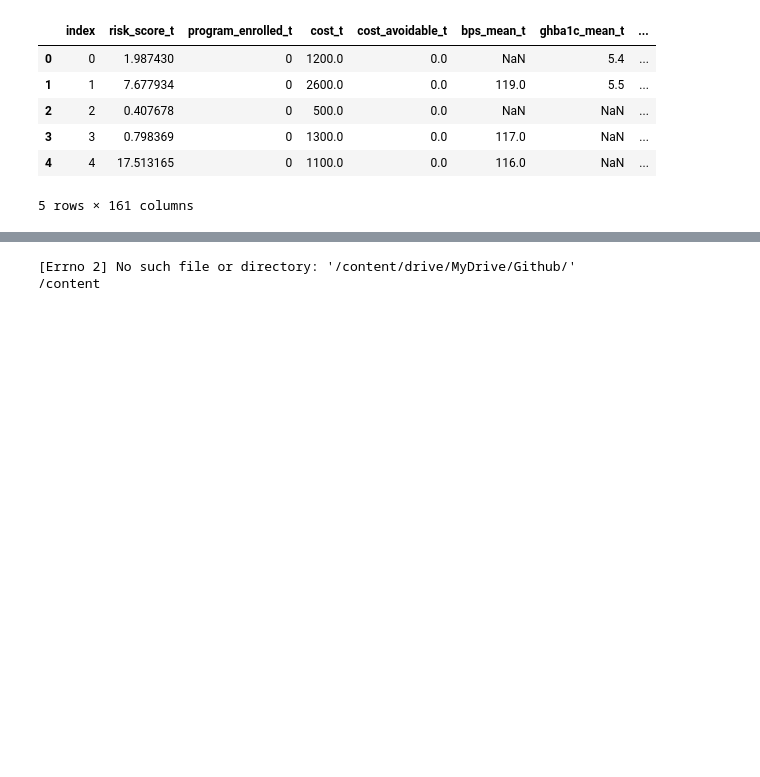
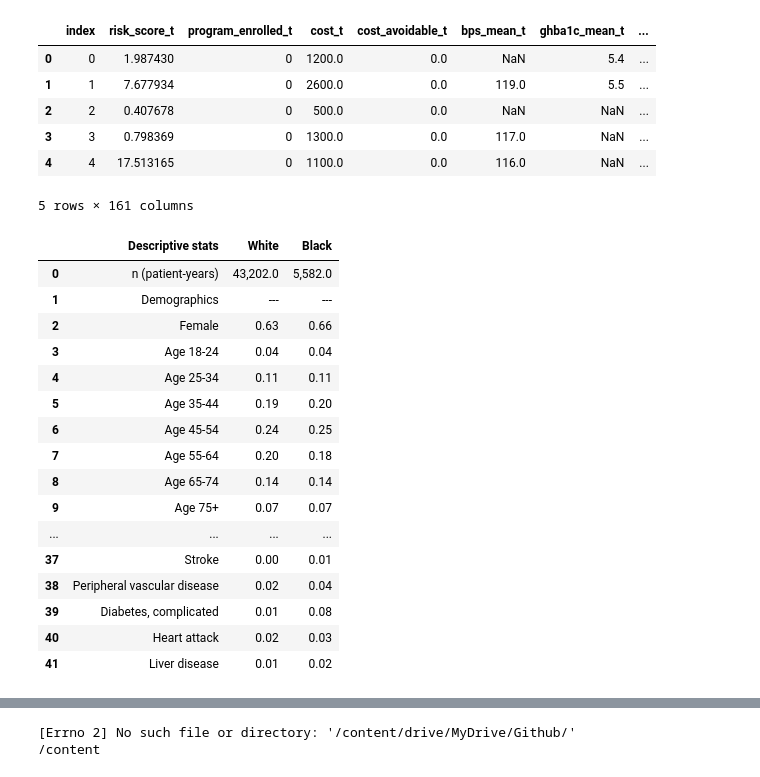
Before and after one commit to KSreeram28/CS-333-Group-Project, a Jupyter notebook: CS_333_Technical_Demo_.ipynb, the cells around one changed output, grey strips where cells are left out. Cells and saved outputs as stored; diff of their text form; code cells hidden in the pictures; blank space fills up the shorter version.

```diff
--- a/CS_333_Technical_Demo_.ipynb
+++ b/CS_333_Technical_Demo_.ipynb
@@ -23,0 +176,20 @@ memory usage: 59.9+ MB
+# %%
+build_table()
+# %% [output]
+|  | Descriptive stats | White | Black |
+| 0 | n (patient-years) | 43,202.0 | 5,582.0 |
+| 1 | Demographics | --- | --- |
+| 2 | Female | 0.63 | 0.66 |
+| 3 | Age 18-24 | 0.04 | 0.04 |
+| 4 | Age 25-34 | 0.11 | 0.11 |
+| 5 | Age 35-44 | 0.19 | 0.20 |
+| 6 | Age 45-54 | 0.24 | 0.25 |
+| 7 | Age 55-64 | 0.20 | 0.18 |
+| 8 | Age 65-74 | 0.14 | 0.14 |
+| 9 | Age 75+ | 0.07 | 0.07 |
+| ... | ... | ... | ... |
+| 37 | Stroke | 0.00 | 0.01 |
+| 38 | Peripheral vascular disease | 0.02 | 0.04 |
+| 39 | Diabetes, complicated | 0.01 | 0.08 |
+| 40 | Heart attack | 0.02 | 0.03 |
+| 41 | Liver disease | 0.01 | 0.02 |
```
Also changed, not shown: parts of 6 cells of this notebook.
